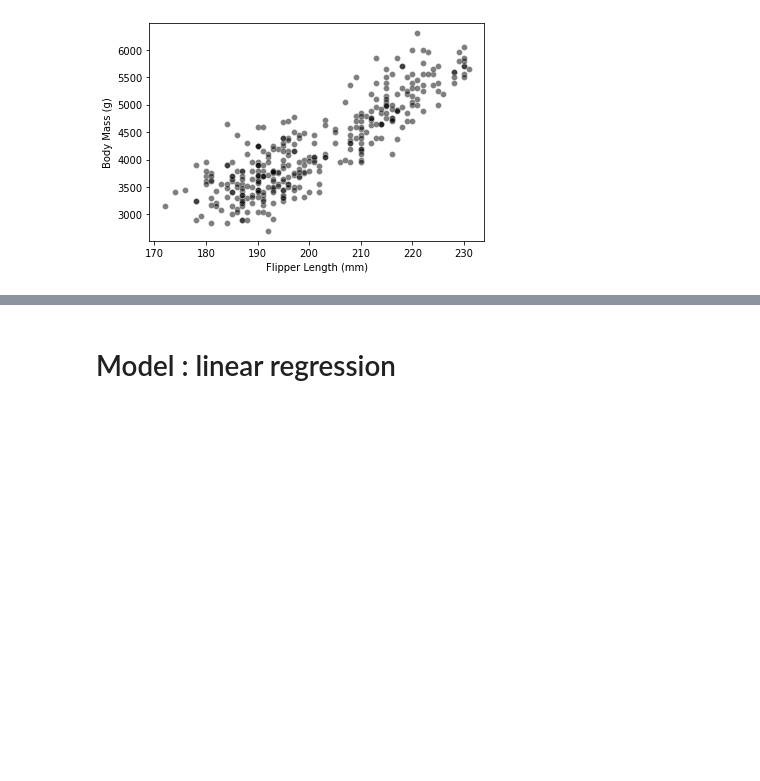
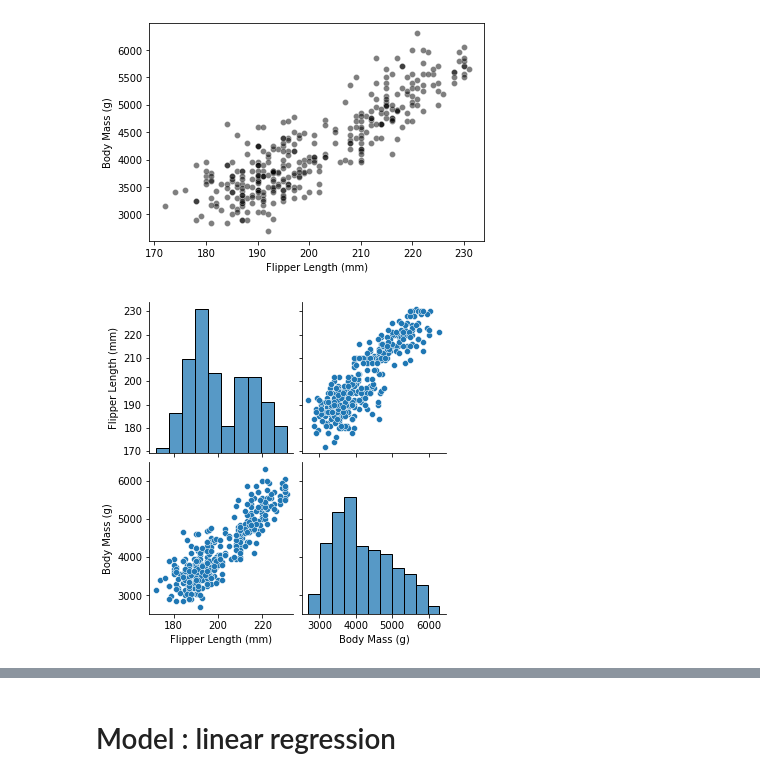
Before and after one commit to CecileGallioz/blog, a Jupyter notebook: _notebooks/2021-09-07-LinearRegression.ipynb, the cells around one changed output, grey strips where cells are left out. Drawn from its saved outputs; the diff is of its cells as text; code cells hidden in the pictures; blank space fills up the shorter version.

```diff
--- a/_notebooks/2021-09-07-LinearRegression.ipynb
+++ b/_notebooks/2021-09-07-LinearRegression.ipynb
@@ -43,3 +43,7 @@ data, target = myDataFrame[[feature_names]], myDataFrame[target_name]
 sns.scatterplot(x=data[feature_names], y=target, color="black", alpha=0.5);
 # %% [output]
 [figure]
+# %%
+sns.pairplot(myDataFrame);
+# %% [output]
+[figure, added]
```
Also changed, not shown: parts of 1 cell of this notebook.
